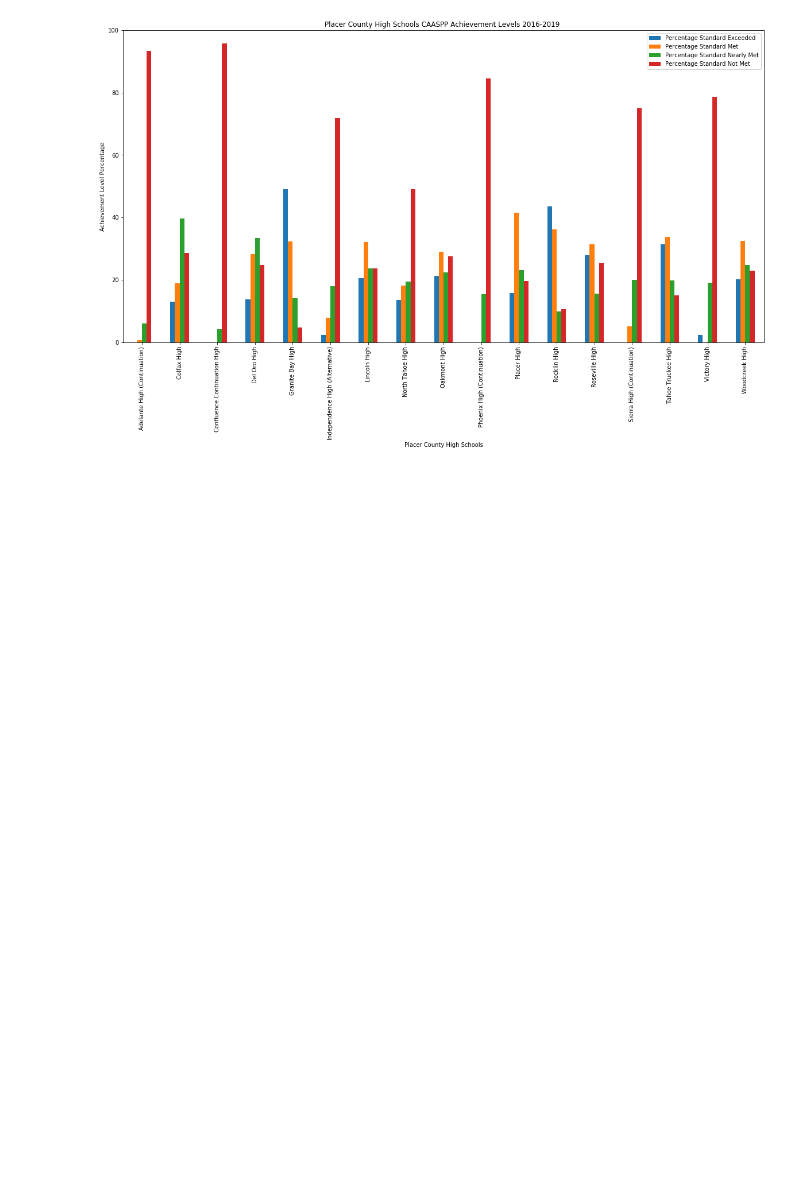
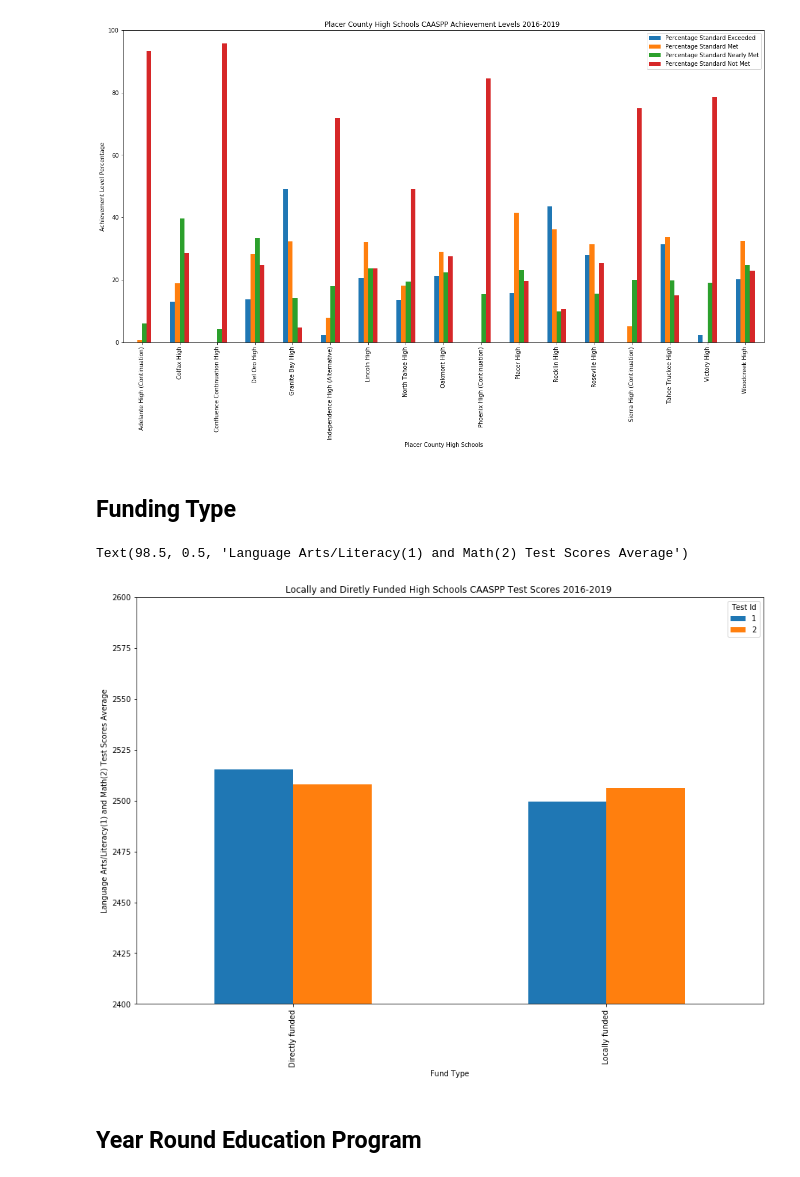
Before and after one commit to kmcclendon729/TeamBackpack, a Jupyter notebook: Success Levels of Placer County High Schools and Magnet School Effect on Test Scores.ipynb, the cells around one changed output. Cells and saved outputs as stored; diff of their text form; code cells hidden in the pictures; blank space fills up the shorter version.

```diff
--- a/Success Levels of Placer County High Schools and Magnet School Effect on Test Scores.ipynb
+++ b/Success Levels of Placer County High Schools and Magnet School Effect on Test Scores.ipynb
@@ -254,3 +311,19 @@ ax.set_ylabel("Achievement Level Percentage")
 ax.figure.savefig("PlacerHighSchoolSuccessLevels.png")
 # %% [output]
 [figure]
+# %% [markdown]
+## Funding Type
+# %%
+pl_high19 = dfhigh.loc[dfhigh["FundingType"] != "No Data"]
+# %%
+ax = pl_high19.groupby(['FundingType','Test Id'])['Ave Score of Last Four Years'].mean().unstack('Test Id').plot(kind="bar", figsize=(15,10))
+ax.set_ylim(2400,2600)
+plt.title("Locally and Diretly Funded High Schools CAASPP Test Scores 2016-2019 ")
+plt.savefig("LocallyandDiretlyFundedHighSchools.png")
+plt.xlabel("Fund Type")
+plt.ylabel("Language Arts/Literacy(1) and Math(2) Test Scores Average")
+# %% [output]
+Text(98.5, 0.5, 'Language Arts/Literacy(1) and Math(2) Test Scores Average')
+[figure, added]
+# %% [markdown]
+## Year Round Education Program
```
Also changed, not shown: parts of 25 cells of this notebook.
